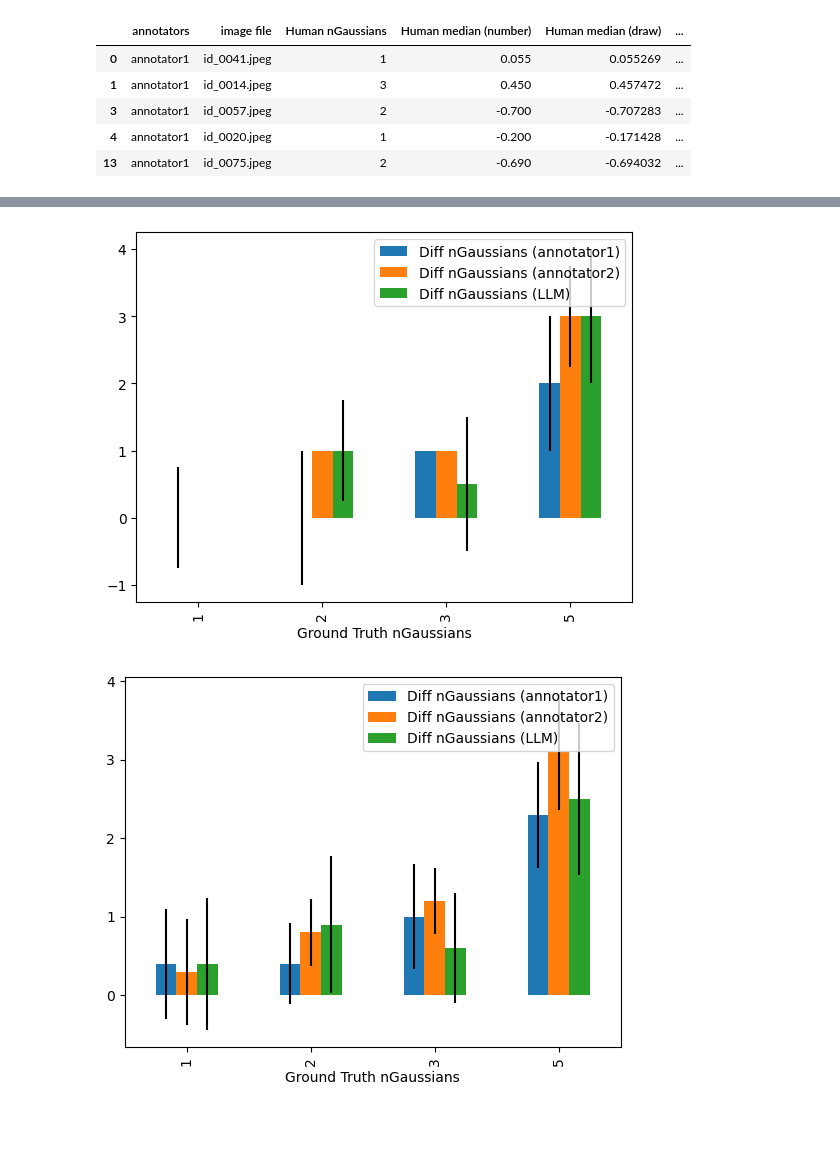
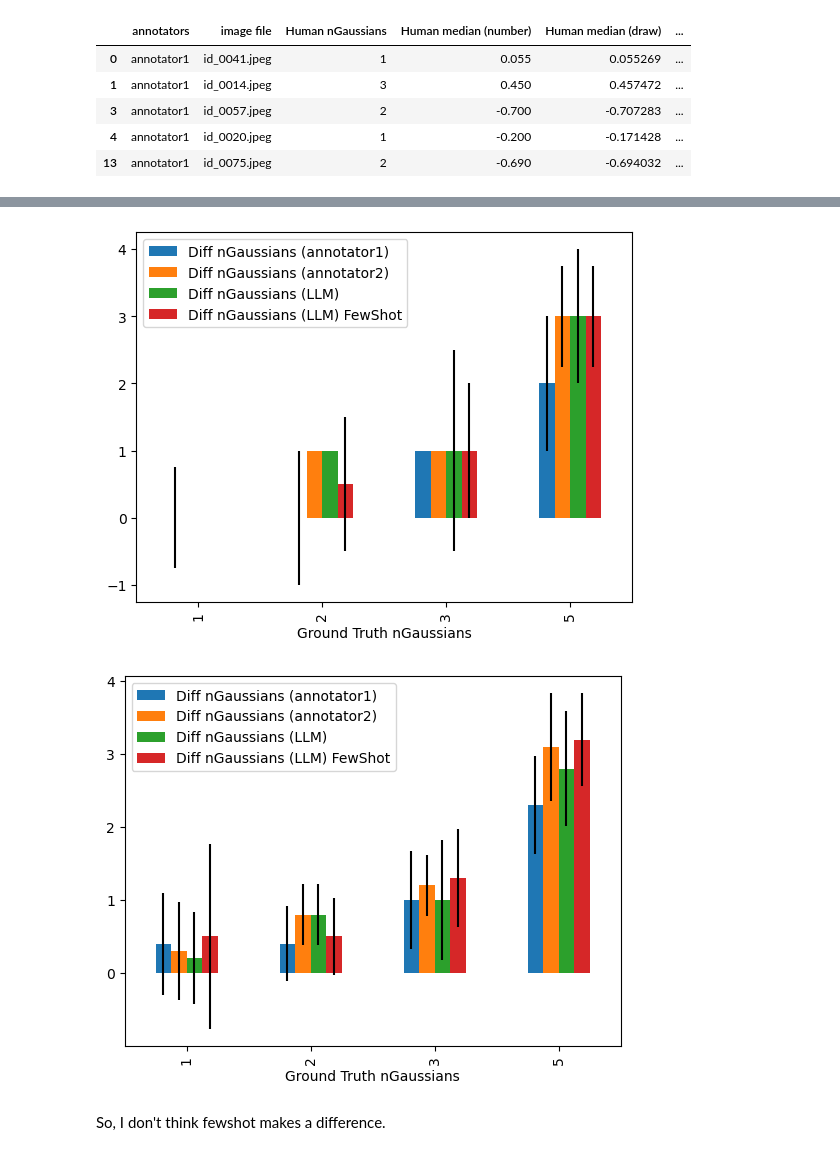
Before and after one commit to ReadingTimeMachine/LLM_VQA_JCDL2025, a Jupyter notebook: explore_zooniverse_data.ipynb, the cells around one changed output, grey strips where cells are left out. Cells and saved outputs as stored; diff of their text form; code cells hidden in the pictures; blank space fills up the shorter version.

Commit message:
testing fewshot

```diff
--- a/explore_zooniverse_data.ipynb
+++ b/explore_zooniverse_data.ipynb
@@ -303,3 +404,9 @@ diff_llm = diff_llm[~np.isnan(diff_llm.values)].values
 np.mean(diff_llm), np.std(diff_llm)
 # %% [output]
 (0.21621759088098128, 0.3557556724228227)
+# %%
+diff_llmfs = (np.abs(df2_a1['Ground Truth Median']-df2_a1['LLM Median FewShot']))/np.abs(df2_a1['Ground Truth Median'])
+
+diff_llmfs = diff_llmfs[~np.isnan(diff_llmfs.values)].values
+
+np.mean(diff_llmfs), np.std(diff_llmfs)
@@ -312,3 +421,10 @@ iqrl = q3 - q1
 np.median(diff_llm), iqrl
 # %% [output]
 (0.06581518350713614, 0.21267269710660702)
+# %%
+q1 = np.percentile(diff_llmfs, 25)
+q3 = np.percentile(diff_llmfs, 75)
+
+iqrlfs = q3 - q1
+
+np.median(diff_llmfs), iqrlfs
@@ -597,10 +715,12 @@ As expected, no big difference between these errorbars and IQR stuffs.
 dfg = df2.copy()[df2['Ground Truth nBars'].isin([50])]
 # make differences
 diffa_g = np.abs(dfg['Ground Truth nGaussians']-dfg['Human nGaussians'])
-diffl_g = np.abs(dfg['Ground Truth nGaussians']-dfg['LLM nGaussians'])
+diffl_g = np.abs(dfg['Ground Truth nGaussians']-dfg['LLM nGaussians (int)'])
+difflfs_g = np.abs(dfg['Ground Truth nGaussians']-dfg['LLM nGaussians (int) FewShot'])
 
 dfg['Diff nGaussians (human)'] = diffa_g
 dfg['Diff nGaussians (LLM)'] = diffl_g
+dfg['Diff nGaussians (LLM) FewShot'] = difflfs_g
 # %%
 dfg.head()
 # %% [output]
@@ -647,12 +769,14 @@ b2_g2 = da2_g.groupby('Ground Truth nGaussians')['Diff nGaussians (human)'].medi
 b2_g2 = b2_g2.rename(columns={'Diff nGaussians (human)':'Diff nGaussians (annotator2)'})
 # 3rd annotator
 bl_g2 = dl_g.groupby('Ground Truth nGaussians')['Diff nGaussians (LLM)'].median().to_frame()
+# 4th annotator = LLM with fewshot
+blfs_g2 = dl_g.groupby('Ground Truth nGaussians')['Diff nGaussians (LLM) FewShot'].median().to_frame()
 
-dfb_g2 = b1_g2.join(b2_g2).join(bl_g2)
+dfb_g2 = b1_g2.join(b2_g2).join(bl_g2).join(blfs_g2)
 #dfb_bg2
 
 errorbars_g2 = []
-for arr,flag in zip([da1_g,da2_g,dl_g], ['Diff nGaussians (human)','Diff nGaussians (human)','Diff nGaussians (LLM)']):
+for arr,flag in zip([da1_g,da2_g,dl_g,dl_g], ['Diff nGaussians (human)','Diff nGaussians (human)','Diff nGaussians (LLM)', 'Diff nGaussians (LLM) FewShot']):
     q1 = arr.groupby('Ground Truth nGaussians')[flag].quantile(0.25)
     q3 = arr.groupby('Ground Truth nGaussians')[flag].quantile(0.75)
     iqr_d = q3-q1
@@ -660,27 +784,31 @@ for arr,flag in zip([da1_g,da2_g,dl_g], ['Diff nGaussians (human)','Diff nGaussi
 
 ax = dfb_g2.plot(kind='bar', yerr = errorbars_g2)
 # %% [output]
-[figure, old version]
+[figure, new version]
 # %%
 #### MEAN
 
 # first annotator
 b1_g2 = da1_g.groupby('Ground Truth nGaussians')['Diff nGaussians (human)'].mean().to_frame()
 b1_g2 = b1_g2.rename(columns={'Diff nGaussians (human)':'Diff nGaussians (annotator1)'})
 # 2nd annotator
 b2_g2 = da2_g.groupby('Ground Truth nGaussians')['Diff nGaussians (human)'].mean().to_frame()
 b2_g2 = b2_g2.rename(columns={'Diff nGaussians (human)':'Diff nGaussians (annotator2)'})
 # 3rd annotator
 bl_g2 = dl_g.groupby('Ground Truth nGaussians')['Diff nGaussians (LLM)'].mean().to_frame()
+# 4th annotator
+blfs_g2 = dl_g.groupby('Ground Truth nGaussians')['Diff nGaussians (LLM) FewShot'].mean().to_frame()
 
-dfb_g2 = b1_g2.join(b2_g2).join(bl_g2)
+dfb_g2 = b1_g2.join(b2_g2).join(bl_g2).join(blfs_g2)
 #dfb_bg2
 
 errorbars_g2 = []
-for arr,flag in zip([da1_g,da2_g,dl_g], ['Diff nGaussians (human)','Diff nGaussians (human)','Diff nGaussians (LLM)']):
+for arr,flag in zip([da1_g,da2_g,dl_g,dl_g], ['Diff nGaussians (human)','Diff nGaussians (human)','Diff nGaussians (LLM)', 'Diff nGaussians (LLM) FewShot']):
     s = arr.groupby('Ground Truth nGaussians')[flag].std()
     errorbars_g2.append(s)
 
 ax = dfb_g2.plot(kind='bar', yerr = errorbars_g2)
 # %% [output]
-[figure, old version]
+[figure, new version]
+# %% [markdown]
+So, I don't think fewshot makes a difference.
```
Also changed, not shown: parts of 10 cells of this notebook.
